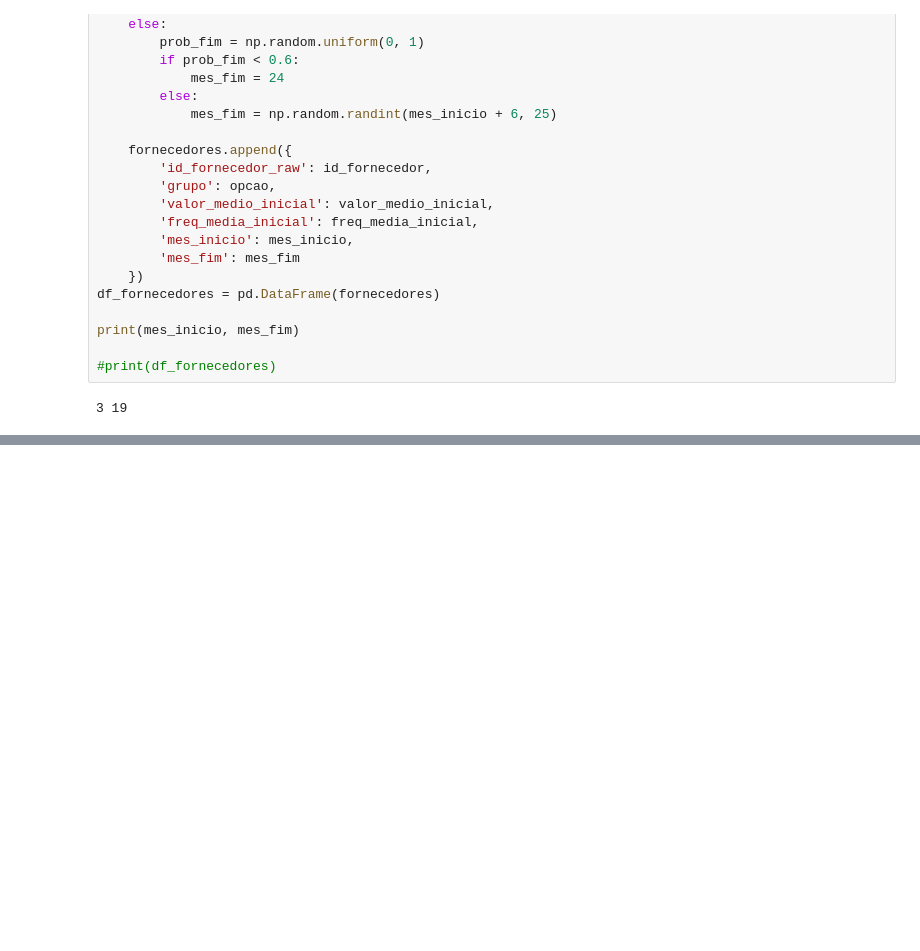
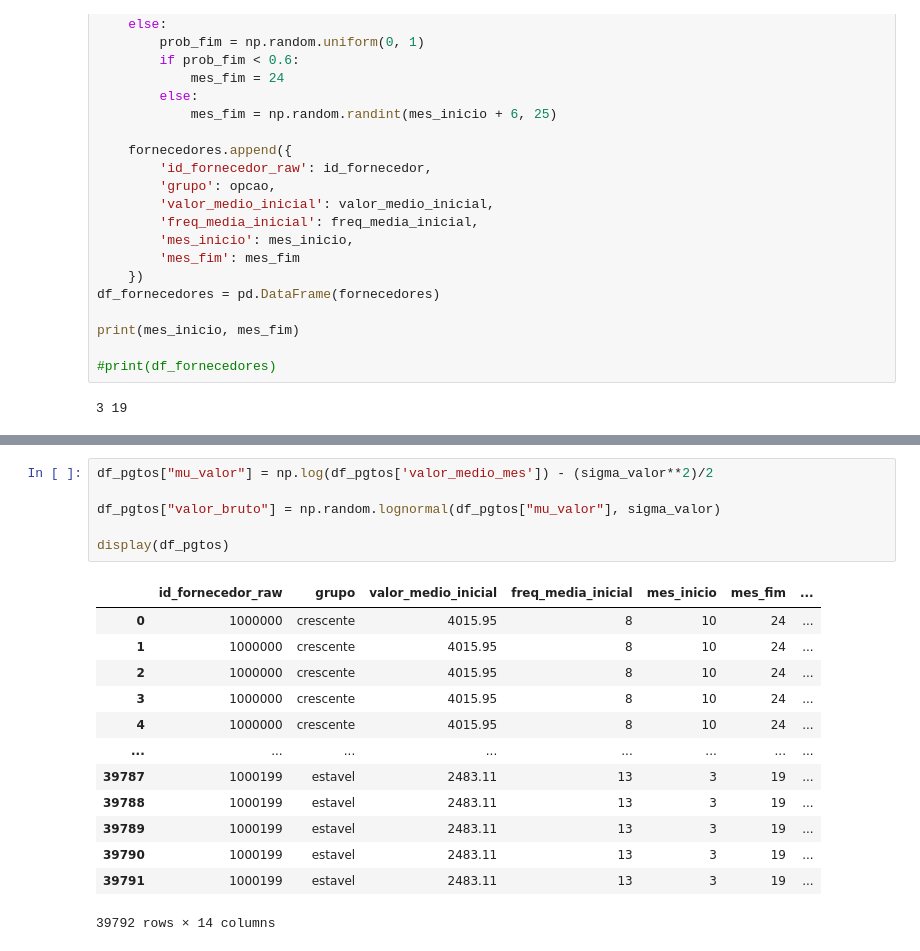
Before and after one commit to NasserSalim1/Credit-Analysis-Data-Pipeline, a Jupyter notebook: sql/dml/dados_fake.ipynb, the cells around one changed output, grey strips where cells are left out. Drawn from its saved outputs; the diff is of its cells as text; blank space fills up the shorter version.

```diff
--- a/sql/dml/dados_fake.ipynb
+++ b/sql/dml/dados_fake.ipynb
@@ -133,0 +229,20 @@ print(model_temporal)
+# %%
+df_pgtos["mu_valor"] = np.log(df_pgtos['valor_medio_mes']) - (sigma_valor**2)/2
+
+df_pgtos["valor_bruto"] = np.random.lognormal(df_pgtos["mu_valor"], sigma_valor)
+
+display(df_pgtos)
+# %% [output]
+|  | id_fornecedor_raw | grupo | valor_medio_inicial | freq_media_inicial | mes_inicio | mes_fim | ... |
+| 0 | 1000000 | crescente | 4015.95 | 8 | 10 | 24 | ... |
+| 1 | 1000000 | crescente | 4015.95 | 8 | 10 | 24 | ... |
+| 2 | 1000000 | crescente | 4015.95 | 8 | 10 | 24 | ... |
+| 3 | 1000000 | crescente | 4015.95 | 8 | 10 | 24 | ... |
+| 4 | 1000000 | crescente | 4015.95 | 8 | 10 | 24 | ... |
+| ... | ... | ... | ... | ... | ... | ... | ... |
+| 39787 | 1000199 | estavel | 2483.11 | 13 | 3 | 19 | ... |
+| 39788 | 1000199 | estavel | 2483.11 | 13 | 3 | 19 | ... |
+| 39789 | 1000199 | estavel | 2483.11 | 13 | 3 | 19 | ... |
+| 39790 | 1000199 | estavel | 2483.11 | 13 | 3 | 19 | ... |
+| 39791 | 1000199 | estavel | 2483.11 | 13 | 3 | 19 | ... |
+39792 rows × 14 columns
```
Also changed, not shown: parts of 10 cells of this notebook.
